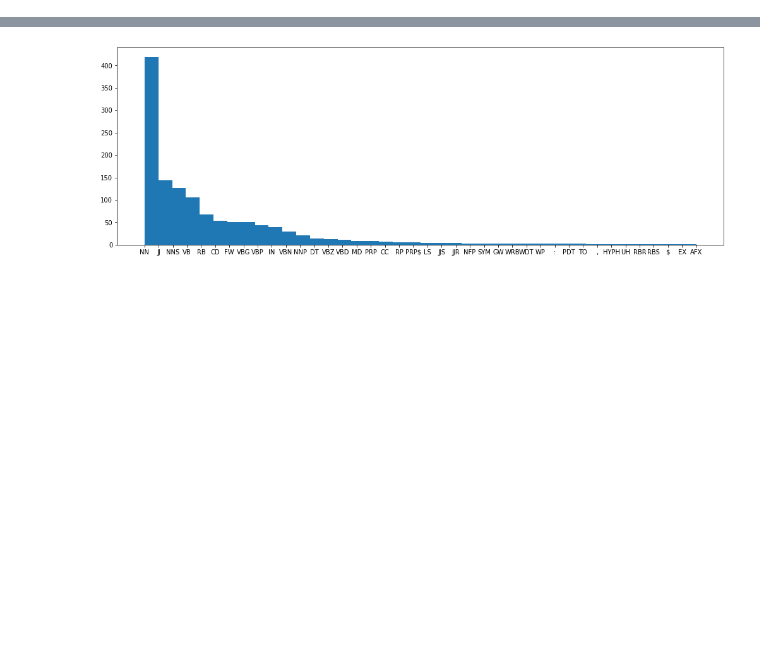
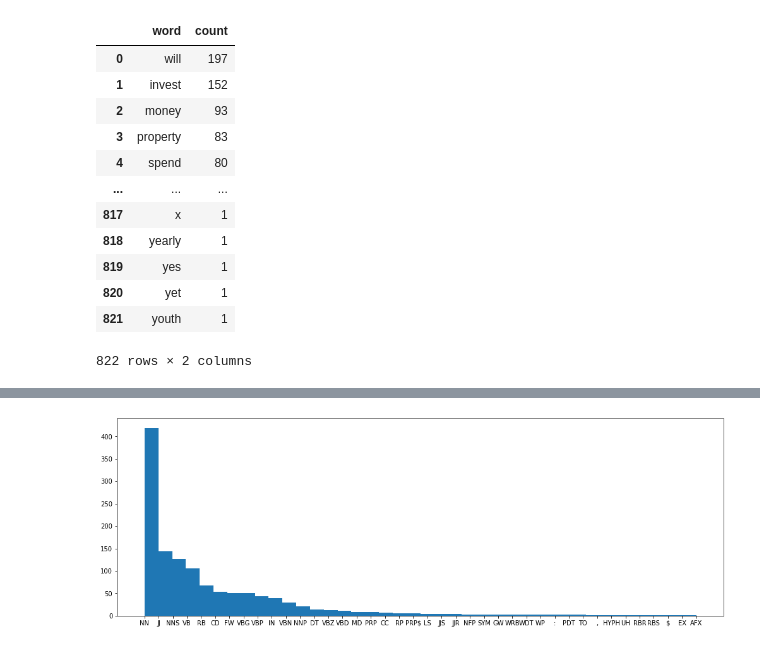
Before and after one commit to gchhablani/financial-sentiment-analysis, a Jupyter notebook: Exploratory Data Analysis.ipynb, the cells around one changed output, grey strips where cells are left out. Saved outputs shown, nothing was run; the diff lists cells and outputs as text; code cells hidden in the pictures; blank space fills up the shorter version.

```diff
--- a/Exploratory Data Analysis.ipynb
+++ b/Exploratory Data Analysis.ipynb
@@ -132 +171,24 @@ sorted_freq[:20]
  ('buy', 55)]
+# %%
+new_word_freq = []
+for word, freq in sorted_freq:
+    if word not in STOPWORDS:
+        new_word_freq.append((word,freq))
+# %%
+save_freq = pd.DataFrame(new_word_freq,columns=['word','count'])
+# %%
+save_freq
+# %% [output]
+|  | word | count |
+| 0 | will | 197 |
+| 1 | invest | 152 |
+| 2 | money | 93 |
+| 3 | property | 83 |
+| 4 | spend | 80 |
+| ... | ... | ... |
+| 817 | x | 1 |
+| 818 | yearly | 1 |
+| 819 | yes | 1 |
+| 820 | yet | 1 |
+| 821 | youth | 1 |
+822 rows × 2 columns
```
Also changed, not shown: parts of 12 cells of this notebook, 43 other files.
